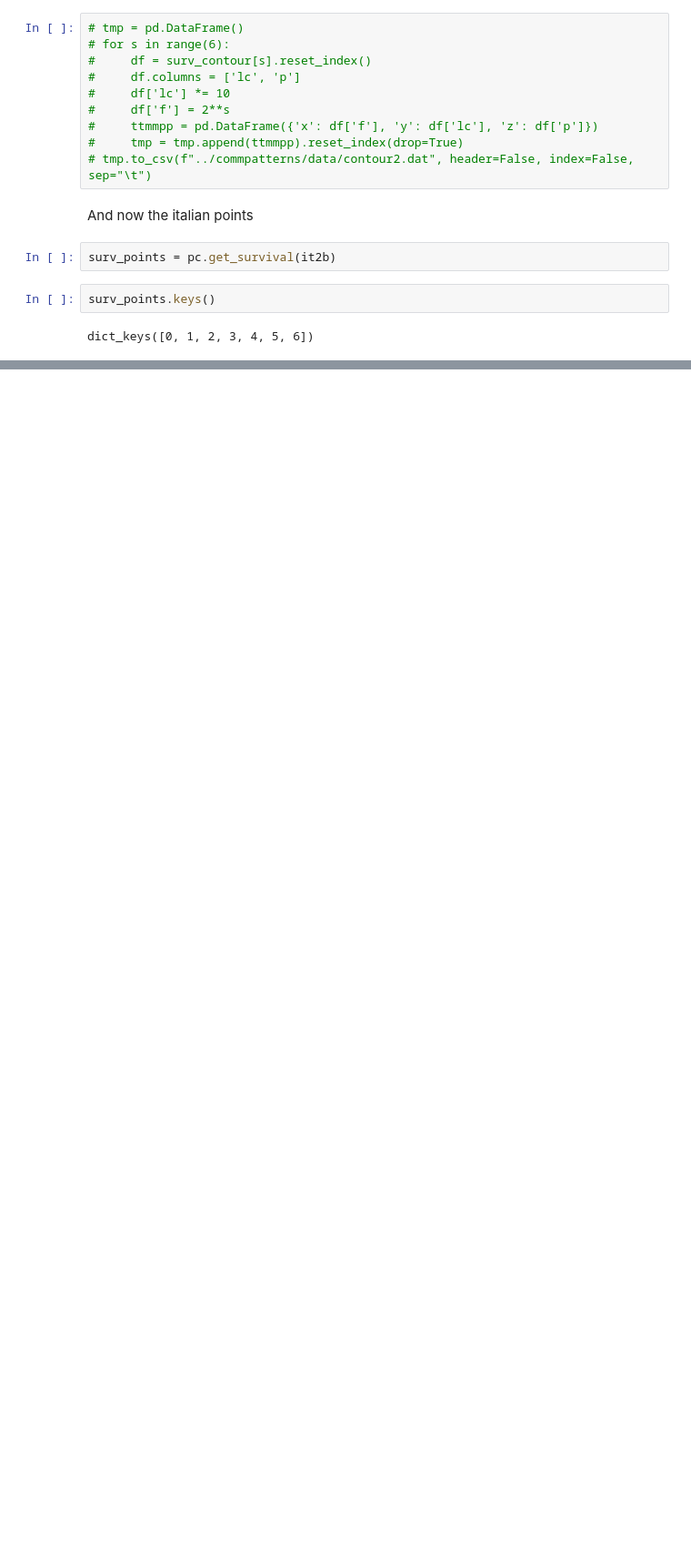
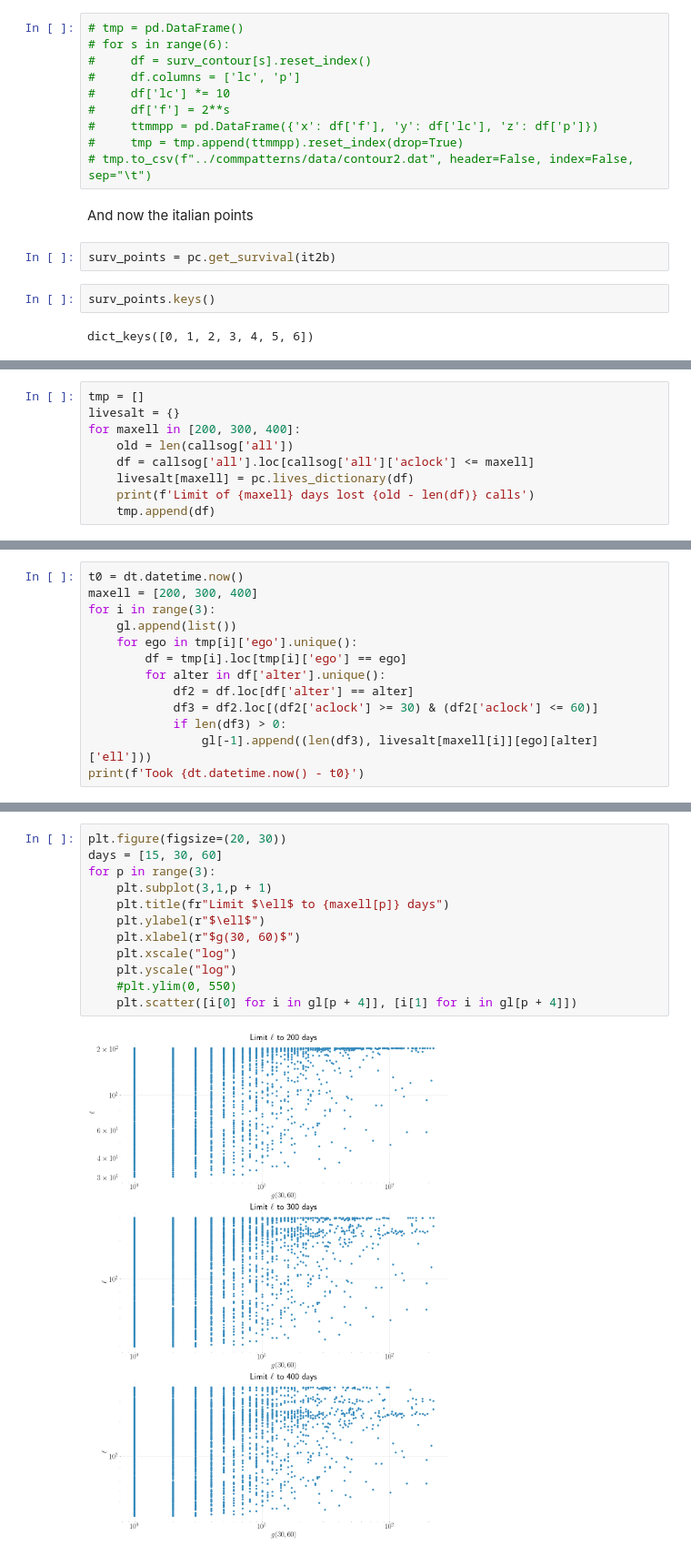
Before and after one commit to nitnelav27/comm_patterns, a Jupyter notebook: 202107.ipynb, the cells around one changed output, grey strips where cells are left out. Shown at 91% size. Saved outputs shown, nothing was run; the diff lists cells and outputs as text; blank space fills up the shorter version.

```diff
--- a/202107.ipynb
+++ b/202107.ipynb
@@ -441,0 +599,9 @@ See the caveats in the documentation: https://pandas.pydata.org/pandas-docs/stab
+# %%
+tmp = []
+livesalt = {}
+for maxell in [200, 300, 400]:
+    old = len(callsog['all'])
+    df = callsog['all'].loc[callsog['all']['aclock'] <= maxell]
+    livesalt[maxell] = pc.lives_dictionary(df)
+    print(f'Limit of {maxell} days lost {old - len(df)} calls')
+    tmp.append(df)
@@ -441,0 +612,13 @@ See the caveats in the documentation: https://pandas.pydata.org/pandas-docs/stab
+# %%
+t0 = dt.datetime.now()
+maxell = [200, 300, 400]
+for i in range(3):
+    gl.append(list())
+    for ego in tmp[i]['ego'].unique():
+        df = tmp[i].loc[tmp[i]['ego'] == ego]
+        for alter in df['alter'].unique():
+            df2 = df.loc[df['alter'] == alter]
+            df3 = df2.loc[(df2['aclock'] >= 30) & (df2['aclock'] <= 60)]
+            if len(df3) > 0:
+                gl[-1].append((len(df3), livesalt[maxell[i]][ego][alter]['ell']))
+print(f'Took {dt.datetime.now() - t0}')
@@ -441,0 +627,14 @@ See the caveats in the documentation: https://pandas.pydata.org/pandas-docs/stab
+# %%
+plt.figure(figsize=(20, 30))
+days = [15, 30, 60]
+for p in range(3):
+    plt.subplot(3,1,p + 1)
+    plt.title(fr"Limit $\ell$ to {maxell[p]} days")
+    plt.ylabel(r"$\ell$")
+    plt.xlabel(r"$g(30, 60)$")
+    plt.xscale("log")
+    plt.yscale("log")
+    #plt.ylim(0, 550)
+    plt.scatter([i[0] for i in gl[p + 4]], [i[1] for i in gl[p + 4]])
+# %% [output]
+[figure, added]
```
Also changed, not shown: parts of 45 cells of this notebook, 5 other files.
